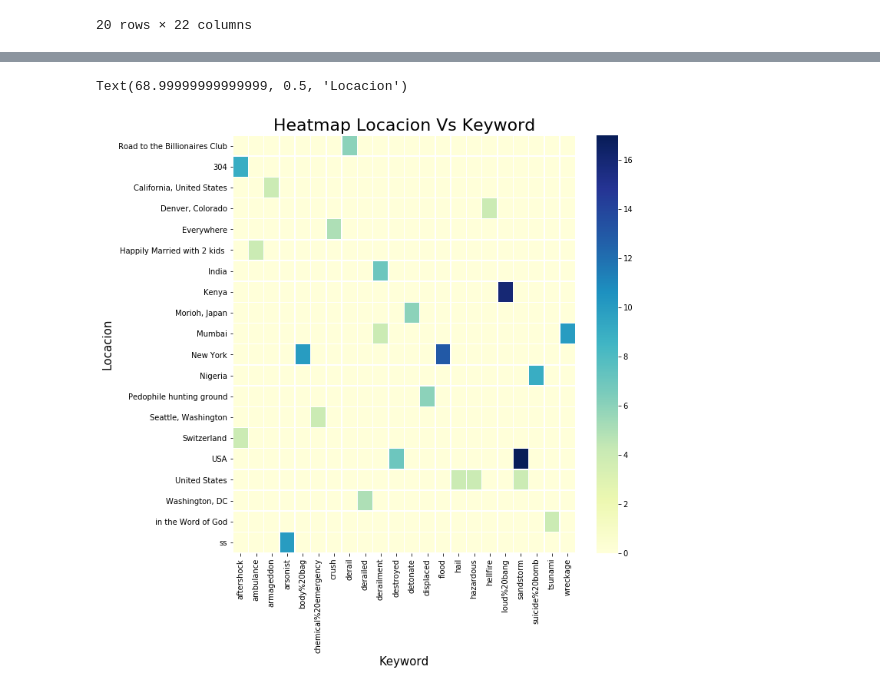
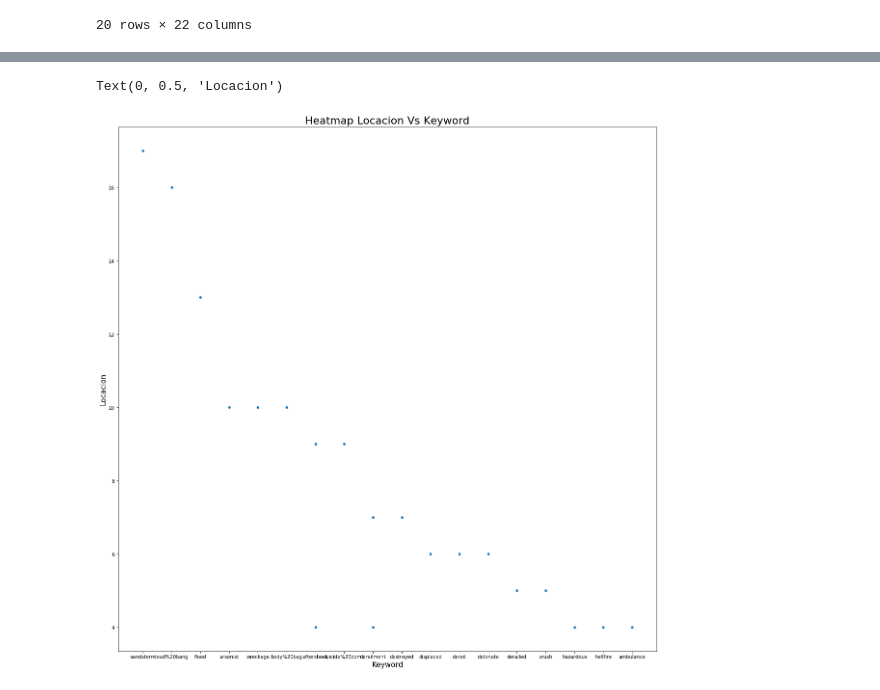
Before and after one commit to RiedelNicolas/TP1-Organizacion-de-Datos, a Jupyter notebook: Hugo.ipynb, the cells around one changed output, grey strips where cells are left out. Cells and saved outputs as stored; diff of their text form; code cells hidden in the pictures.

```diff
--- a/Hugo.ipynb
+++ b/Hugo.ipynb
@@ -355,8 +370,8 @@ Text(0.5, 1.0, 'Longitud Promedio de Tweets Por Locacion ')
 # %%
 tweets_by_loc_and_keyword = tweets[['location', 'keyword']]
 # %%
-tweets_by_loc_and_keyword['cuantity'] = 1
-tweets_by_loc_and_keyword = tweets_by_loc_and_keyword.groupby(['location', 'keyword']).sum()
+#tweets_by_loc_and_keyword['cuantity'] = 1
+#tweets_by_loc_and_keyword = tweets_by_loc_and_keyword.groupby(['location', 'keyword']).sum()
 tweets_by_loc_and_keyword.sample(n=10)
 # %% [output]
 A value is trying to be set on a copy of a slice from a DataFrame.
@@ -426,3 +441,7 @@ for_heatmap
 | in the Word of God | 0.0 | 0.0 | 0.0 | 0.0 | 0.0 | 0.0 | 0.0 | 0.0 | ... |
 | ss | 0.0 | 0.0 | 0.0 | 10.0 | 0.0 | 0.0 | 0.0 | 0.0 | ... |
 20 rows × 22 columns
+# %%
+Nuevo = Nuevo.reset_index()
+Nuevo = Nuevo.set_index('location')
+Nuevo.head()
@@ -429,11 +456,11 @@ for_heatmap
 # %%
 import seaborn as sns
 
-plt.figure(figsize=(10, 10))
-g = sns.heatmap(for_heatmap, linewidths=.5, cmap="YlGnBu")
+plt.figure(figsize=(20, 20))
+g = sns.scatterplot(x = "keyword", y = "cuantity",  data= Nuevo.head(20))
 g.set_title("Heatmap Locacion Vs Keyword", fontsize=22)
 g.set_xlabel("Keyword",fontsize=15)
 g.set_ylabel("Locacion", fontsize=15)
 # %% [output]
-Text(68.99999999999999, 0.5, 'Locacion')
+Text(0, 0.5, 'Locacion')
-[figure, old version]
+[figure, new version]
```
Also changed, not shown: parts of 7 cells of this notebook.
